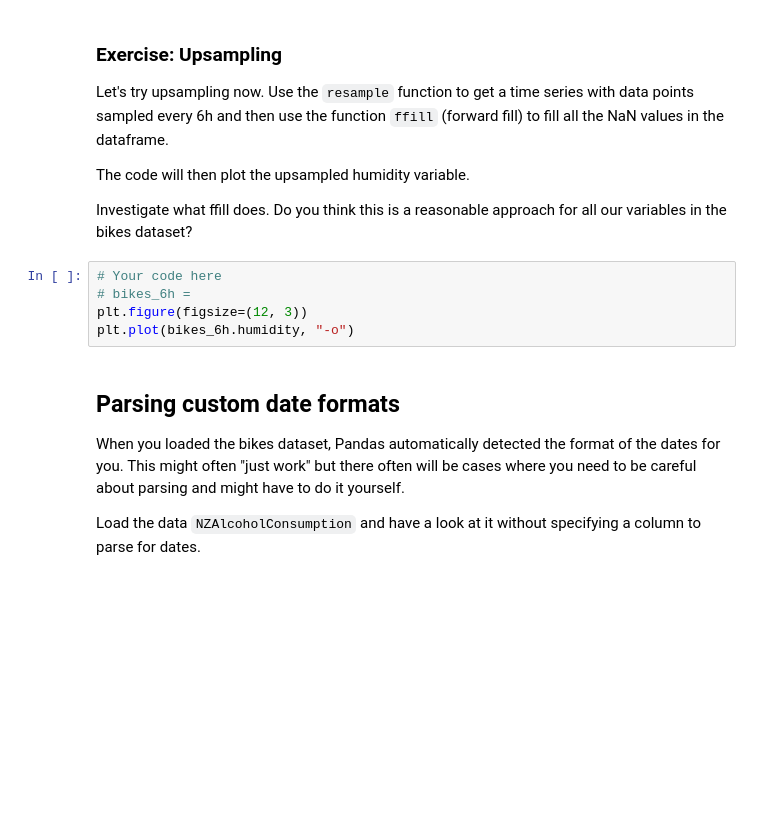
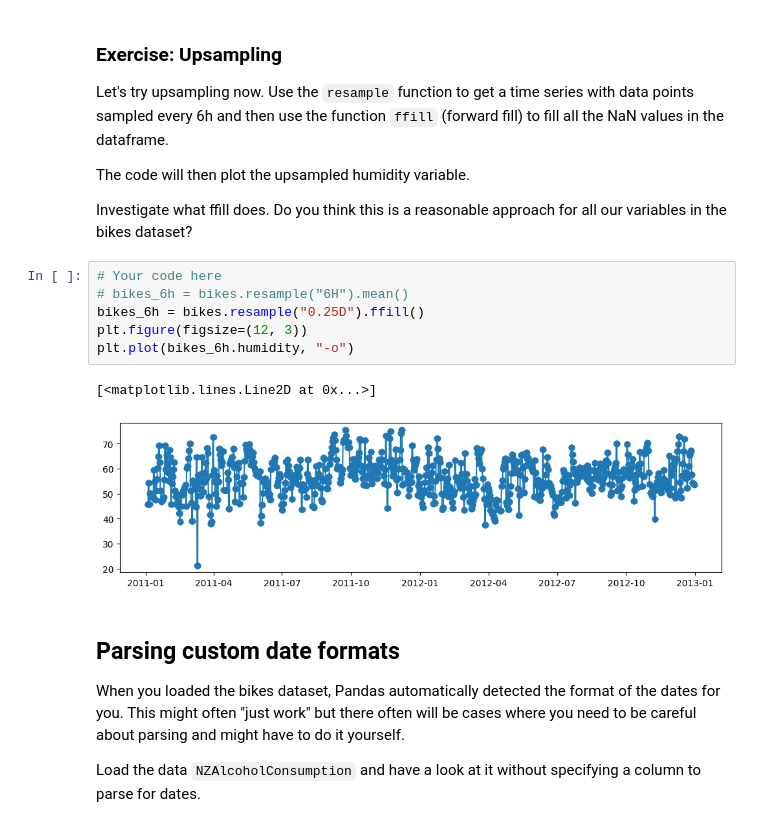
Before and after one commit to RajSubash075/ML-Learning-Hub, a Jupyter notebook: Time series analysis/preprocessing-for-time-series--practical/practicals/time-series-resampling-parsing.ipynb, the cells around one changed output. Drawn from its saved outputs; the diff is of its cells as text; blank space fills up the shorter version.

```diff
--- a/Time series analysis/preprocessing-for-time-series--practical/practicals/time-series-resampling-parsing.ipynb
+++ b/Time series analysis/preprocessing-for-time-series--practical/practicals/time-series-resampling-parsing.ipynb
@@ -45,9 +64,13 @@ The code will then plot the upsampled humidity variable.
 Investigate what ffill does. Do you think this is a reasonable approach for all our variables in the bikes dataset?
 # %%
 # Your code here
-# bikes_6h =
+# bikes_6h = bikes.resample("6H").mean()
+bikes_6h = bikes.resample("0.25D").ffill()
 plt.figure(figsize=(12, 3))
 plt.plot(bikes_6h.humidity, "-o")
+# %% [output]
+[<matplotlib.lines.Line2D at 0x...>]
+[figure, added]
 # %% [markdown]
 ## Parsing custom date formats
 
```
Also changed, not shown: parts of 13 cells of this notebook, 7 other files.
